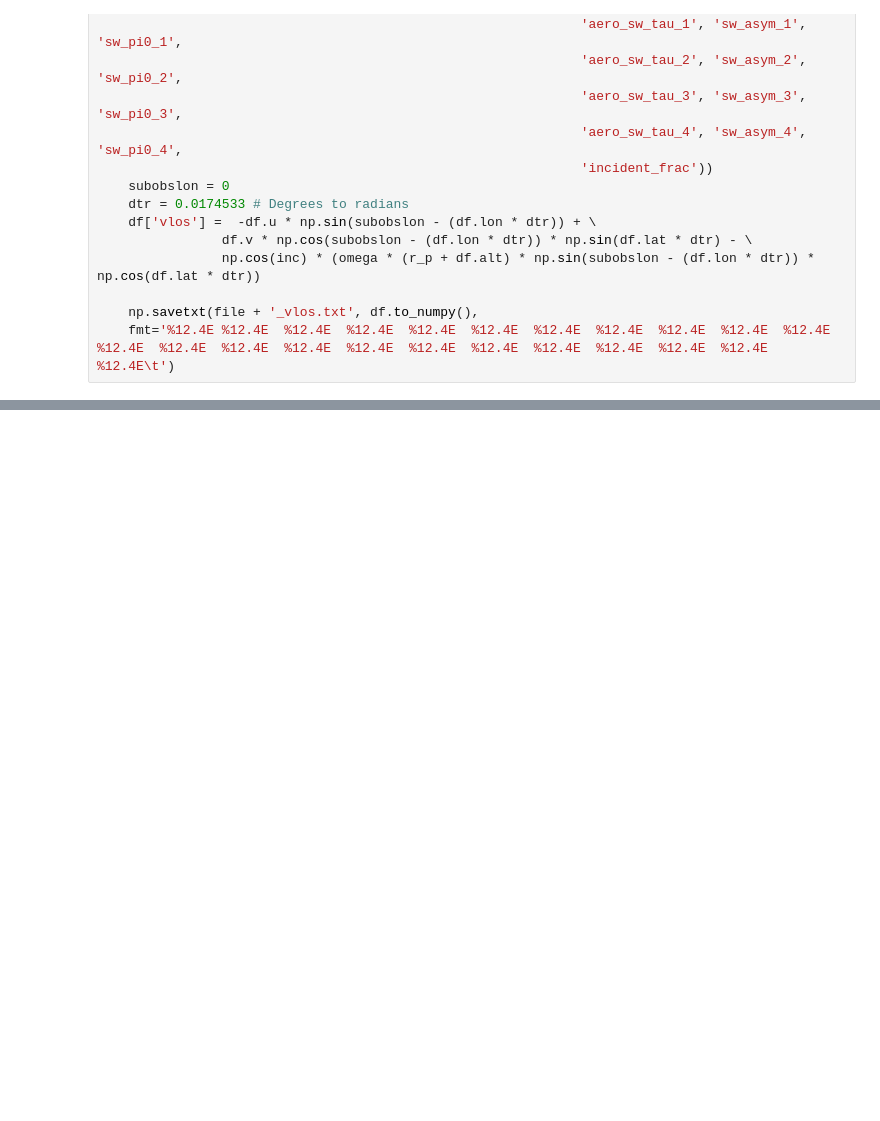
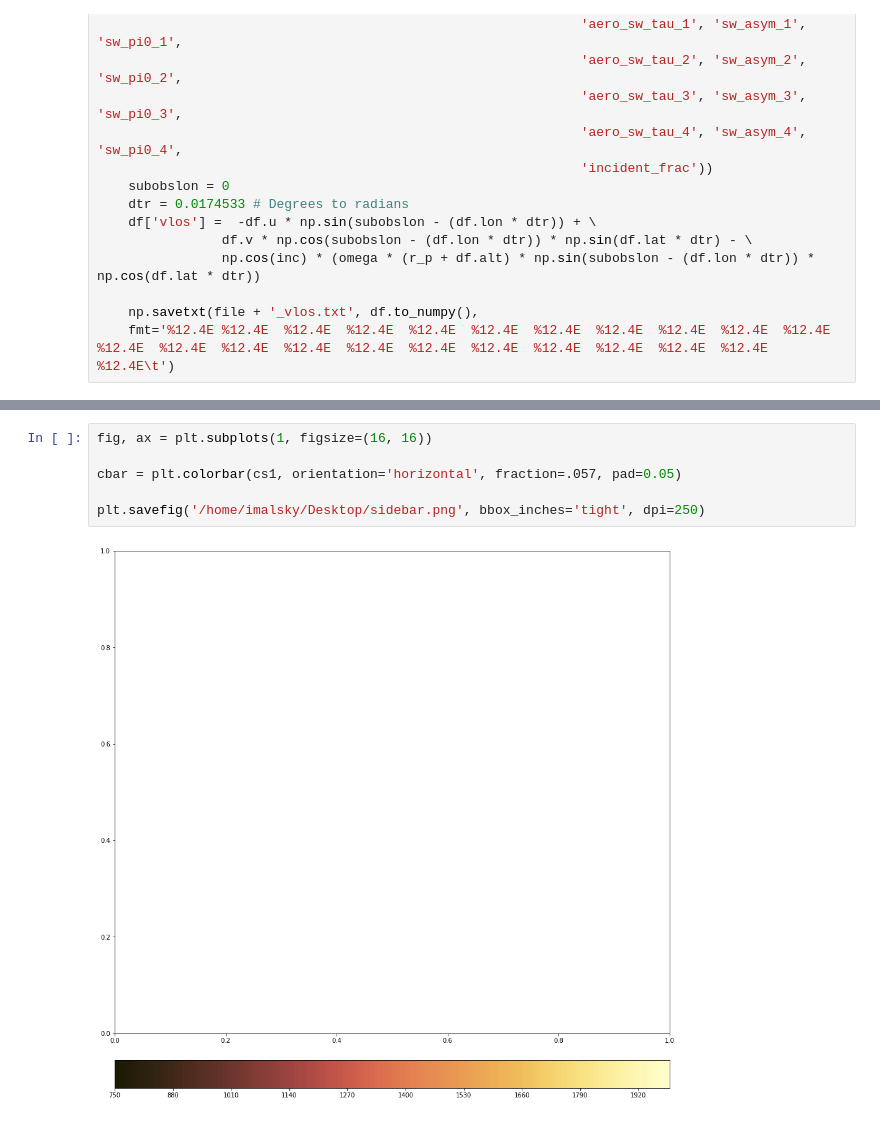
Before and after one commit to imalsky/New_Jups, a Jupyter notebook: Code/observer_projection.ipynb, the cells around one changed output, grey strips where cells are left out. Saved outputs shown, nothing was run; the diff lists cells and outputs as text; blank space fills up the shorter version.

```diff
--- a/Code/observer_projection.ipynb
+++ b/Code/observer_projection.ipynb
@@ -187,0 +188,8 @@ for file in files:
+# %%
+fig, ax = plt.subplots(1, figsize=(16, 16))
+
+cbar = plt.colorbar(cs1, orientation='horizontal', fraction=.057, pad=0.05)
+
+plt.savefig('/home/imalsky/Desktop/sidebar.png', bbox_inches='tight', dpi=250)
+# %% [output]
+[figure, added]
```
Also changed, not shown: parts of 2 cells of this notebook, 11 other files.
